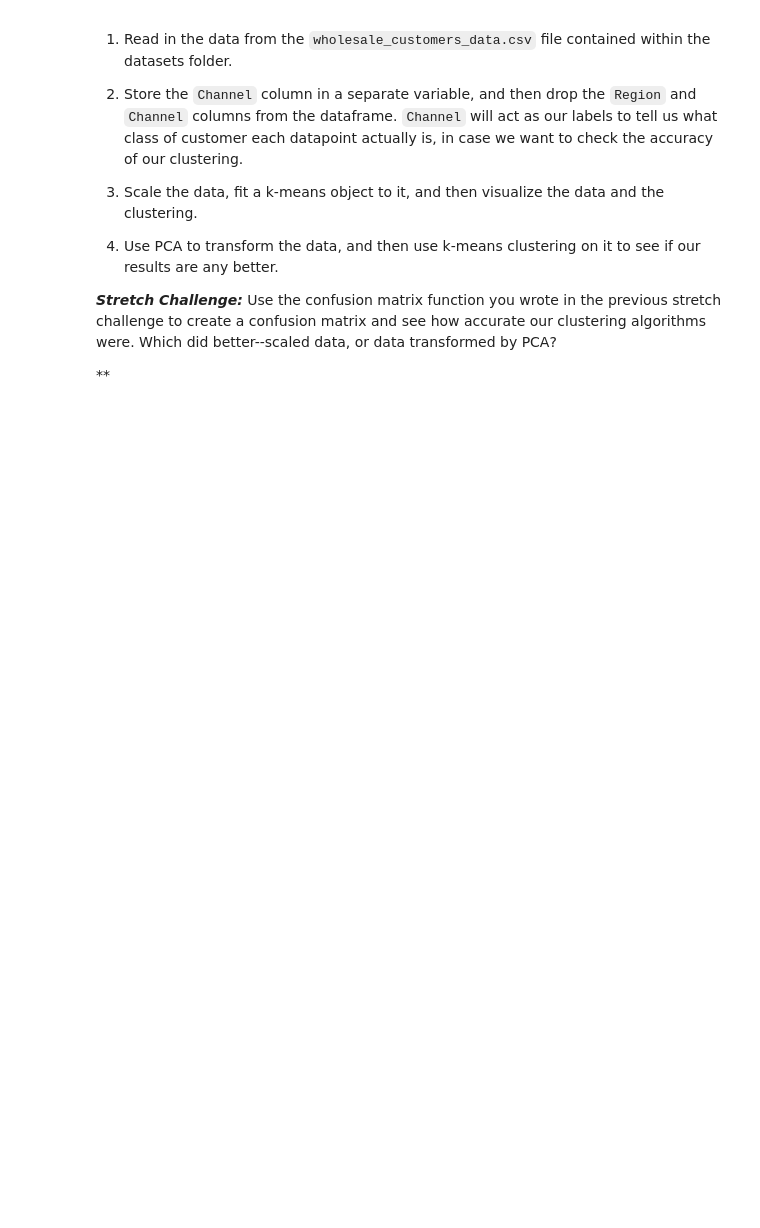
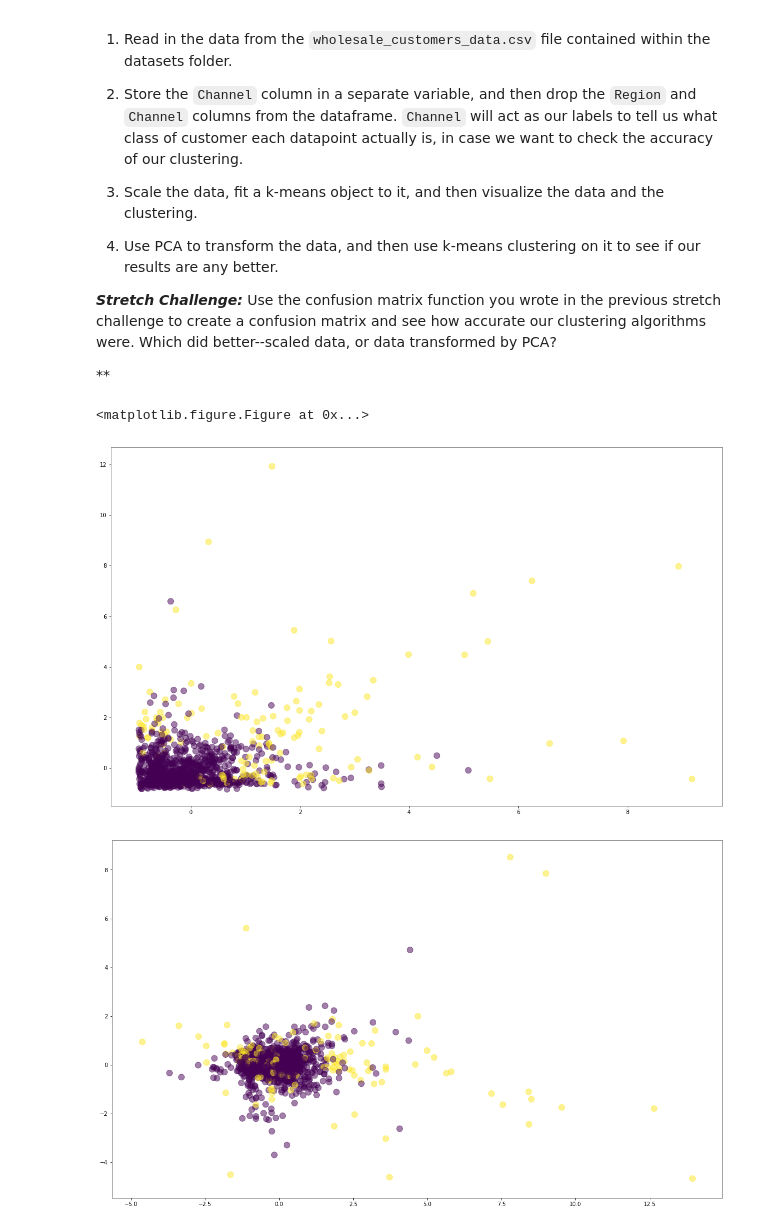
Before and after one commit to JSitter/DS-2-Machine-Learning, a Jupyter notebook: 06_K-Means_Clustering.ipynb, the cells around one changed output. Cells and saved outputs as stored; diff of their text form; code cells hidden in the pictures; blank space fills up the shorter version.

```diff
--- a/06_K-Means_Clustering.ipynb
+++ b/06_K-Means_Clustering.ipynb
@@ -150,0 +159,38 @@ channel_labels = None
+# %%
+# dataset is called 'wholesale_customers_data.csv', and can be found in the 'datasets' folder
+customers_df = pd.read_csv('datasets/wholesale_customers_data.csv')
+channel_labels = customers_df[["Channel"]]
+
+# Be sure to drop Region and Channel columns from the dataframe!
+drop_cols = ["Channel", "Region"]
+customers_df.drop(drop_cols, axis=1, inplace=True)
+
+pca = PCA()
+
+scaler = StandardScaler()
+
+# Fit the scaler to the data contained in 'raw_data'
+scaler.fit(customers_df)
+# Use scaler.transform() on the raw_data and store the results below
+scaled_data = scaler.transform(customers_df)
+k_means = KMeans(n_clusters=2)
+
+# Fit the k_means object to the scaled data, and store the results it returns below
+output = k_means.fit(scaled_data)
+
+visualize(scaled_data)
+
+# call pca.fit() on the data stored in 'scaled_data'.
+pca.fit(scaled_data)
+
+# Call pca.transform() on 'scaled_data' and store the results below.
+pca_data = pca.transform(scaled_data)
+
+# When you initialize the object below, make sure 'n_cluster=3'
+pca_k_means = KMeans(n_clusters=2)
+
+visualize(pca_data)
+# %% [output]
+<matplotlib.figure.Figure at 0x...>
+[figure, added]
+[figure, added]
```
Also changed, not shown: parts of 7 cells of this notebook.
